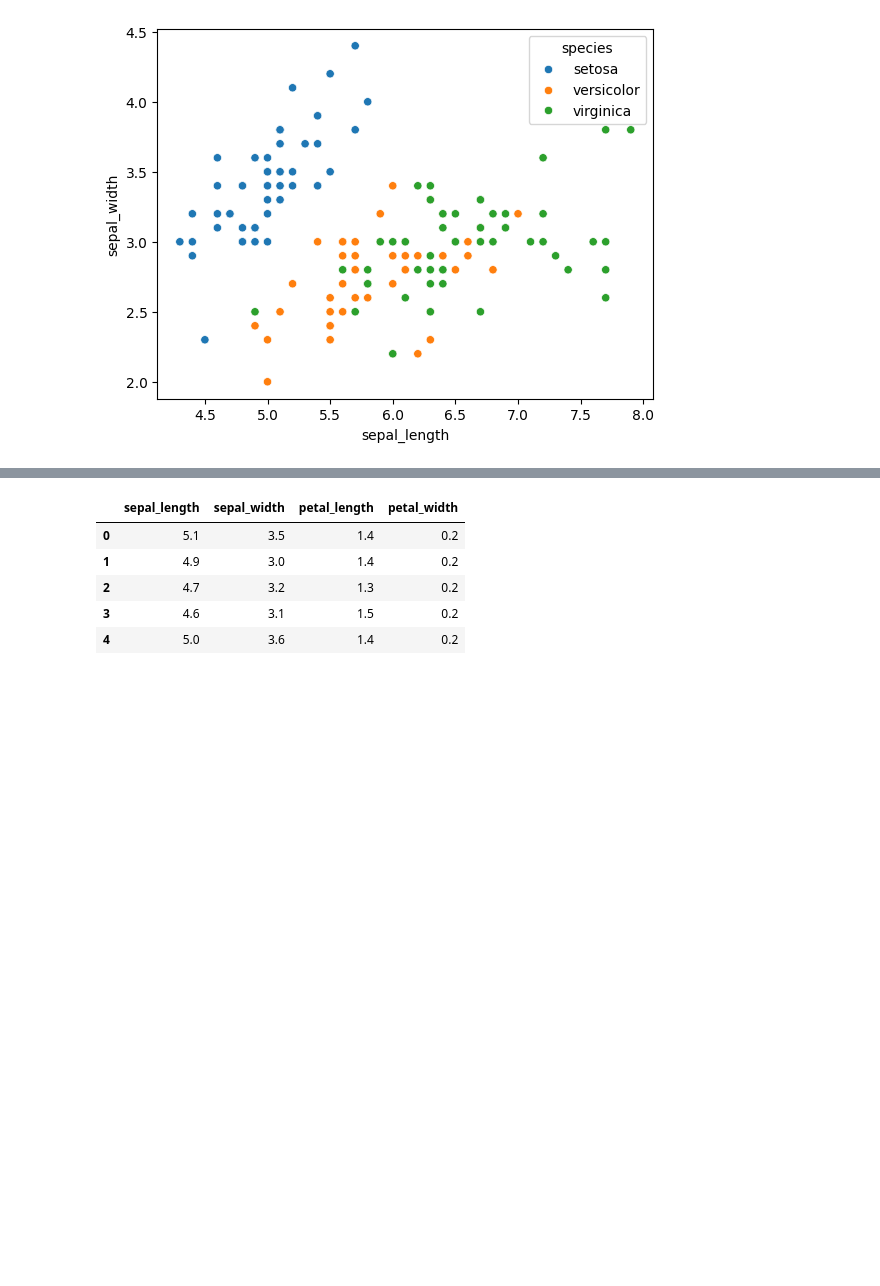
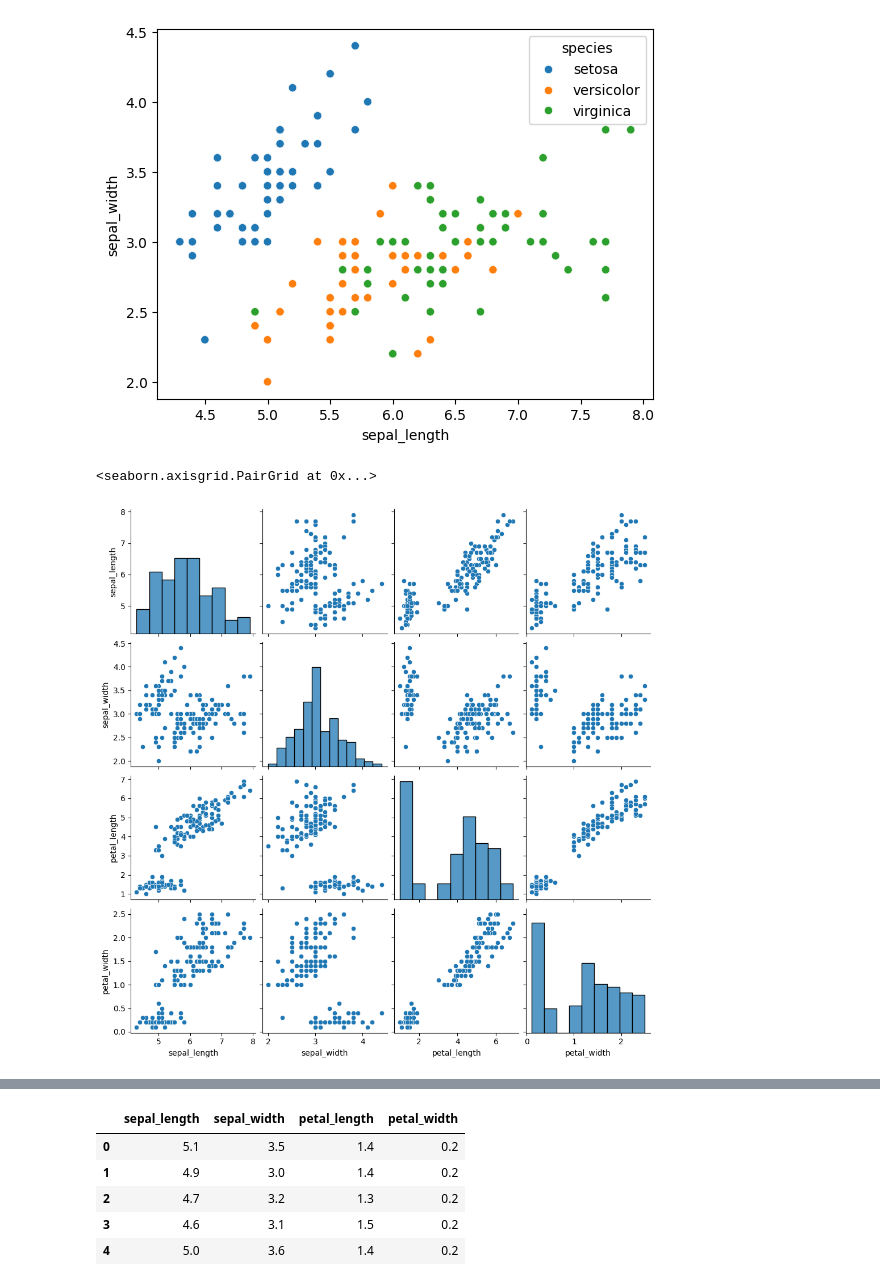
Before and after one commit to udityamerit/Complete-Machine-Learning-For-Beginners, a Jupyter notebook: 15-Decision Tree In Machine Learning/Decision_Tree_Classifier.ipynb, the cells around one changed output, grey strips where cells are left out. Cells and saved outputs as stored; diff of their text form; code cells hidden in the pictures; blank space fills up the shorter version.

```diff
--- a/15-Decision Tree In Machine Learning/Decision_Tree_Classifier.ipynb
+++ b/15-Decision Tree In Machine Learning/Decision_Tree_Classifier.ipynb
@@ -40,3 +40,8 @@ sns.scatterplot(x = df['sepal_length'], y = df['sepal_width'], hue=df['species']
 # %% [output]
 <Axes: xlabel='sepal_length', ylabel='sepal_width'>
 [figure]
+# %%
+sns.pairplot(df)
+# %% [output]
+<seaborn.axisgrid.PairGrid at 0x...>
+[figure, added]
```
Also changed, not shown: parts of 5 cells of this notebook, 2 other files.
